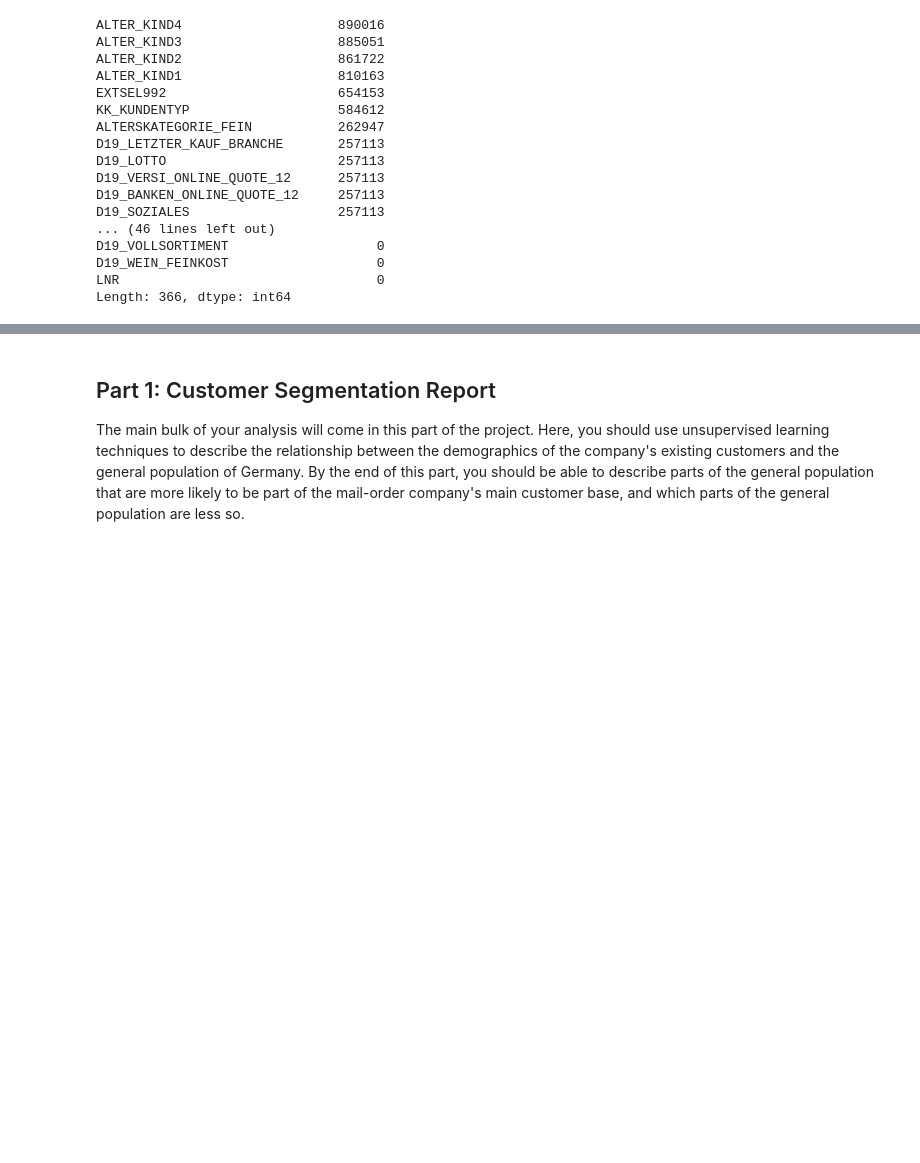
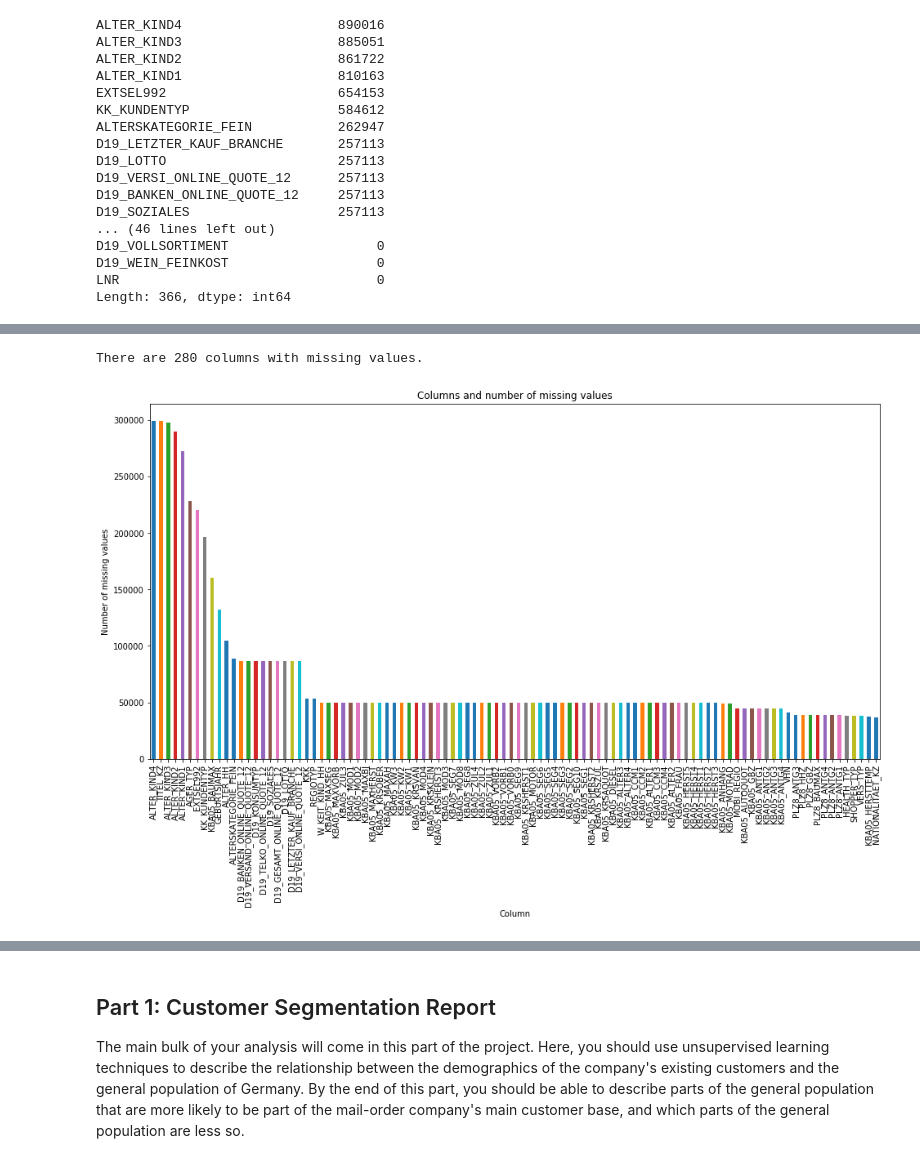
Before and after one commit to nadinepuetzer/arvato_capstone_project, a Jupyter notebook: Arvato Project Workbook.ipynb, the cells around one changed output, grey strips where cells are left out. Saved outputs shown, nothing was run; the diff lists cells and outputs as text; code cells hidden in the pictures; blank space fills up the shorter version.

```diff
--- a/Arvato Project Workbook.ipynb
+++ b/Arvato Project Workbook.ipynb
@@ -273,0 +366,5 @@ convert_unknown_to_nan(azdias, unknown_values_dict)
+# %%
+# Split df into samples to reduce data amount (to prevent Jupyter Kernel from dying)
+azdias_1 = azdias.iloc[:300000]
+azdias_2 = azdias.iloc[300000:600000]
+azdias_3 = azdias.iloc[600000:]
@@ -277,14 +408,17 @@ convert_unknown_to_nan(azdias, unknown_values_dict)
 # %%
 # selecting only columns with missing values
-column_missing_values = azdias.isnull().sum().sort_values(ascending=False)
+column_missing_values = azdias_1.isnull().sum().sort_values(ascending=False)
 column_missing_values = column_missing_values[column_missing_values > 0]
 
-print(column_missing_values)
 print("There are {} columns with missing values.".format(len(column_missing_values)))
+# %% [output]
+There are 280 columns with missing values.
 # %%
-# Create a histogram of columns with number of missing values
-column_missing_values.plot.bar(figsize=(15,10))
+# Top 100 columns with highest count of missing values
+column_missing_values.head(100).plot.bar(figsize=(16,8))
 plt.title('Columns and number of missing values')
 plt.xlabel('Column')
 plt.ylabel('Number of missing values')
 plt.show()
+# %% [output]
+[figure, added]
```
Also changed, not shown: parts of 29 cells of this notebook.
